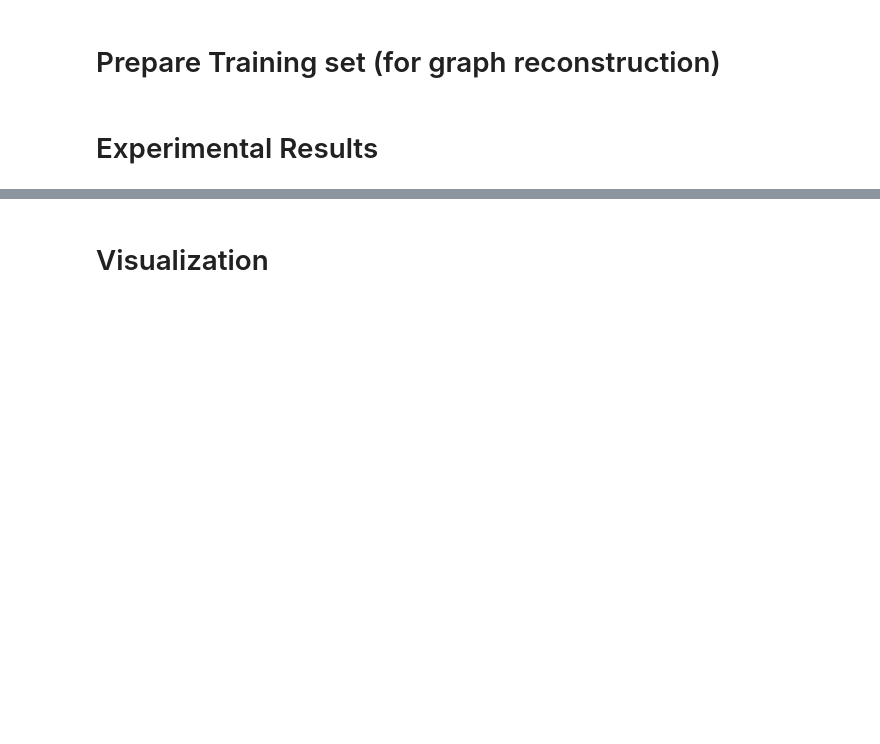
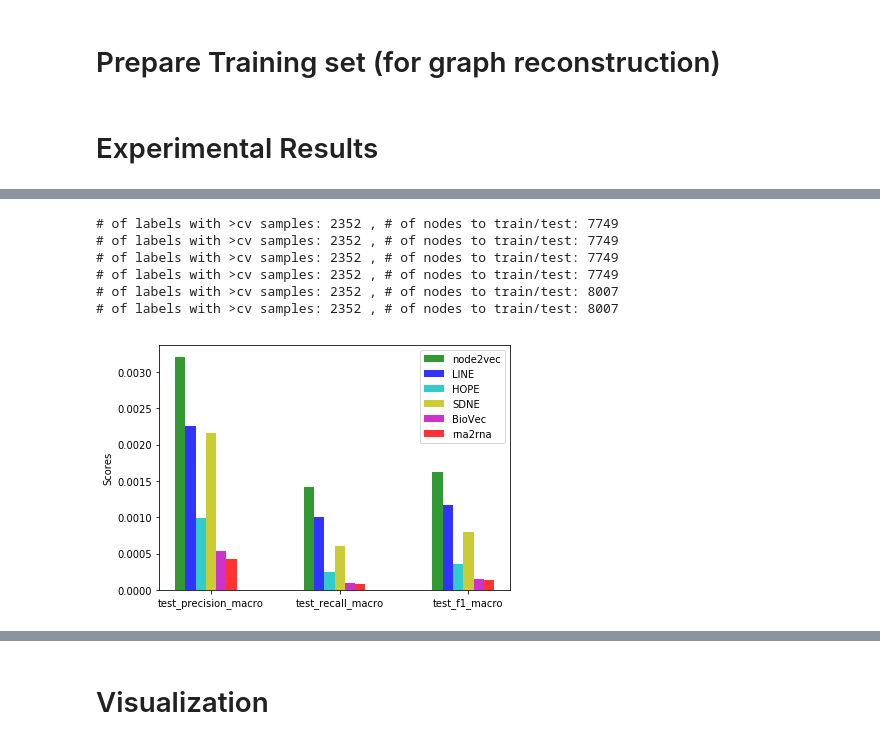
Before and after one commit to JonnyTran/MultiOmicsGraphEmbedding, a Jupyter notebook: Siamese Graph Embedding.ipynb, the cells around one changed output, grey strips where cells are left out. Drawn from its saved outputs; the diff is of its cells as text; code cells hidden in the pictures; blank space fills up the shorter version.

```diff
--- a/Siamese Graph Embedding.ipynb
+++ b/Siamese Graph Embedding.ipynb
@@ -434,3 +469,23 @@ bar_chart(results, measures=['test_precision_macro', 'test_recall_macro', 'test_
+# %%
+from moge.evaluation.node_classification import evaluate_classification
+
+results = {}
+for method in methods.keys():
+    result = {k: np.average(v) for k,v in evaluate_classification(methods[method], network, cv=10,
+                                  node_label="Disease association", multilabel=True,
+                                  scoring=['precision_macro', 'recall_macro', "f1_macro"],
+                                                                verbose=True).items()}
+    results[method] = result
+
+bar_chart(results, measures=['test_precision_macro', 'test_recall_macro', 'test_f1_macro'])
+# %% [output]
+# of labels with >cv samples: 2352 , # of nodes to train/test: 7749
+# of labels with >cv samples: 2352 , # of nodes to train/test: 7749
+# of labels with >cv samples: 2352 , # of nodes to train/test: 7749
+# of labels with >cv samples: 2352 , # of nodes to train/test: 7749
+# of labels with >cv samples: 2352 , # of nodes to train/test: 8007
+# of labels with >cv samples: 2352 , # of nodes to train/test: 8007
+[figure, added]
 # %%
 from moge.evaluation.utils import get_scalefree_fit_score
 
```
Also changed, not shown: parts of 5 cells of this notebook, 1 other file.
